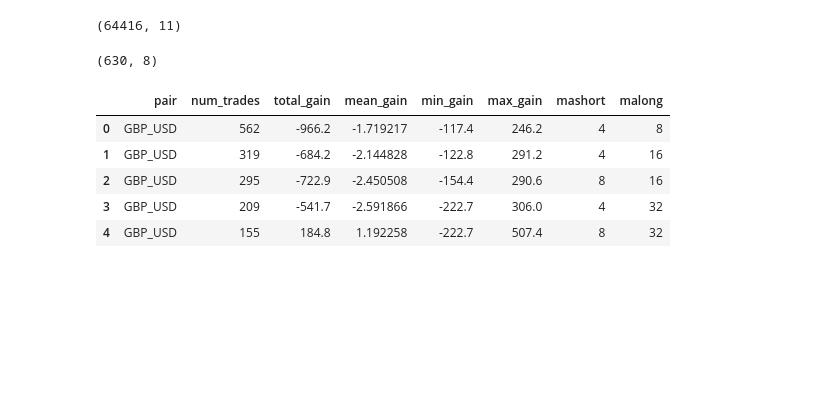
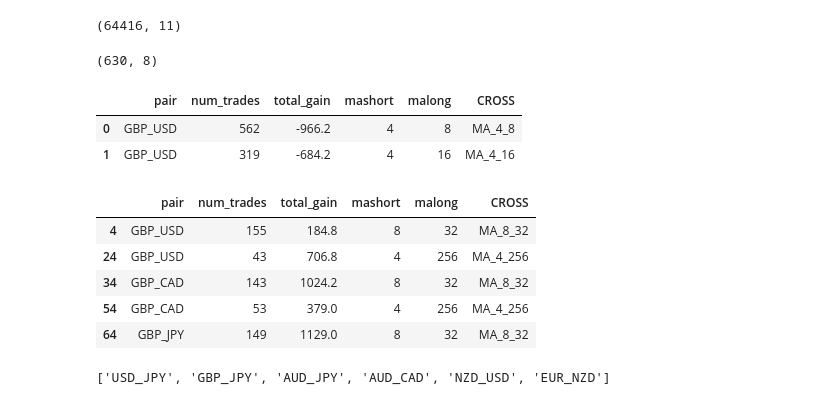
Before and after one commit to sunbun2461/Python_Oanda, a Jupyter notebook: ma_sim_explore.ipynb, the cells around one changed output. Drawn from its saved outputs; the diff is of its cells as text; code cells hidden in the pictures; blank space fills up the shorter version.

Commit message:
ran sim on many MA cross pairs and plotted results

```diff
--- a/ma_sim_explore.ipynb
+++ b/ma_sim_explore.ipynb
@@ -13,11 +13,8 @@ ma_test_res.shape
 # %% [output]
 (630, 8)
 # %%
-ma_test_res.head()
+ma_test_res.head(2)
 # %% [output]
-|  | pair | num_trades | total_gain | mean_gain | min_gain | max_gain | mashort | malong |
-| 0 | GBP_USD | 562 | -966.2 | -1.719217 | -117.4 | 246.2 | 4 | 8 |
-| 1 | GBP_USD | 319 | -684.2 | -2.144828 | -122.8 | 291.2 | 4 | 16 |
-| 2 | GBP_USD | 295 | -722.9 | -2.450508 | -154.4 | 290.6 | 8 | 16 |
-| 3 | GBP_USD | 209 | -541.7 | -2.591866 | -222.7 | 306.0 | 4 | 32 |
-| 4 | GBP_USD | 155 | 184.8 | 1.192258 | -222.7 | 507.4 | 8 | 32 |
+|  | pair | num_trades | total_gain | mashort | malong | CROSS |
+| 0 | GBP_USD | 562 | -966.2 | 4 | 8 | MA_4_8 |
+| 1 | GBP_USD | 319 | -684.2 | 4 | 16 | MA_4_16 |
@@ -23,0 +23,14 @@ ma_test_res.head()
+# %%
+df_good.head()
+# %% [output]
+|  | pair | num_trades | total_gain | mashort | malong | CROSS |
+| 4 | GBP_USD | 155 | 184.8 | 8 | 32 | MA_8_32 |
+| 24 | GBP_USD | 43 | 706.8 | 4 | 256 | MA_4_256 |
+| 34 | GBP_CAD | 143 | 1024.2 | 8 | 32 | MA_8_32 |
+| 54 | GBP_CAD | 53 | 379.0 | 4 | 256 | MA_4_256 |
+| 64 | GBP_JPY | 149 | 1129.0 | 8 | 32 | MA_8_32 |
+# %%
+our_pairs = list(df_good.pair.value_counts()[:6].index)
+our_pairs
+# %% [output]
+['USD_JPY', 'GBP_JPY', 'AUD_JPY', 'AUD_CAD', 'NZD_USD', 'EUR_NZD']
```
Also changed, not shown: parts of 19 cells of this notebook, 1 other file.
